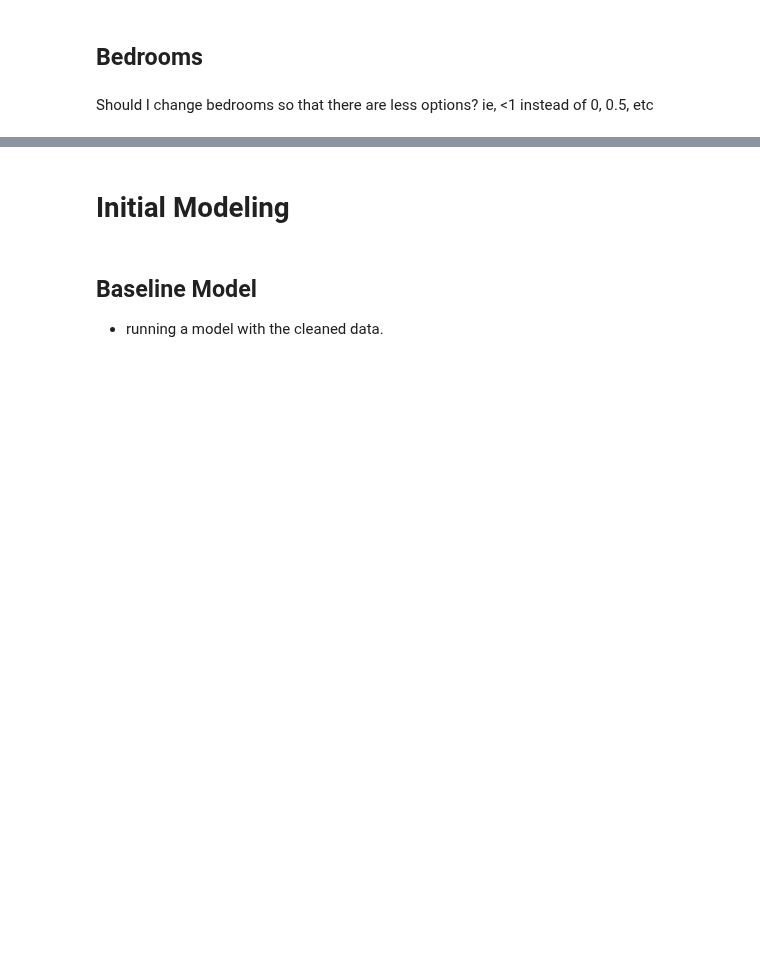
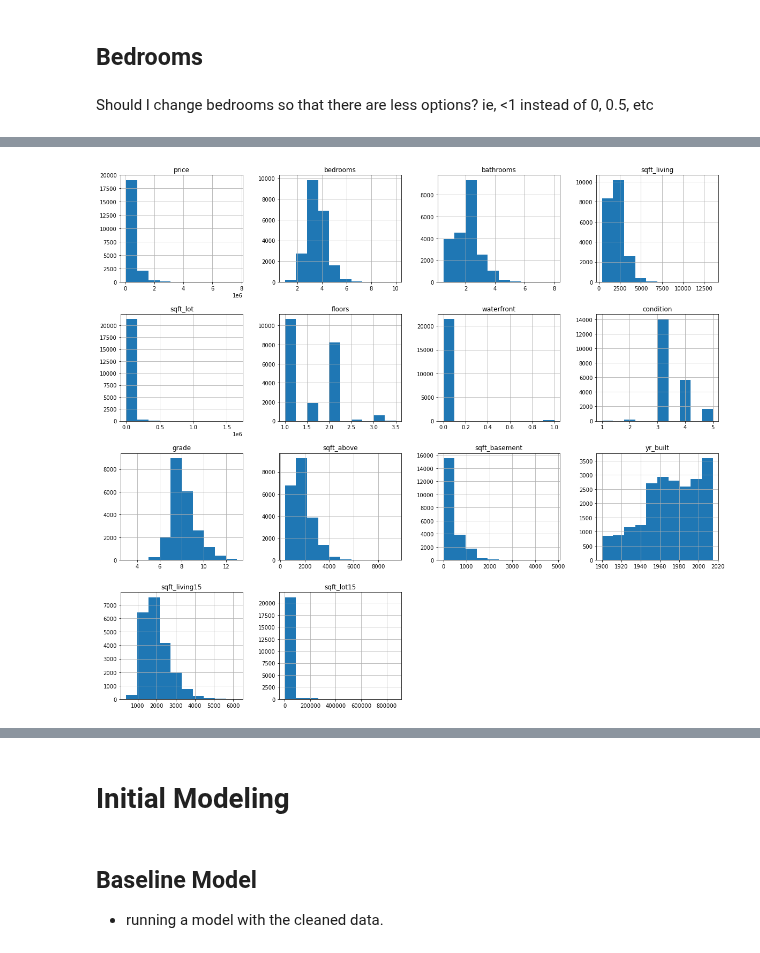
Before and after one commit to jxn628/dsc-home-price-analysis, a Jupyter notebook: student.ipynb, the cells around one changed output, grey strips where cells are left out. Saved outputs shown, nothing was run; the diff lists cells and outputs as text; code cells hidden in the pictures; blank space fills up the shorter version.

```diff
--- a/student.ipynb
+++ b/student.ipynb
@@ -15,6 +15,7 @@ import seaborn as sns
 import numpy as np
 import matplotlib.pyplot as plt
 %matplotlib inline
+plt.style.use('seaborn')
 import statsmodels.api as sm
 from statsmodels.stats.outliers_influence import variance_inflation_factor
 from statsmodels.tools.tools import add_constant
@@ -314,0 +330,4 @@ Should I change bedrooms so that there are less options? ie, <1 instead of 0, 0.
+# %%
+cleaned_df.hist(figsize = (20,18));
+# %% [output]
+[figure, added]
```
Also changed, not shown: parts of 31 cells of this notebook.
